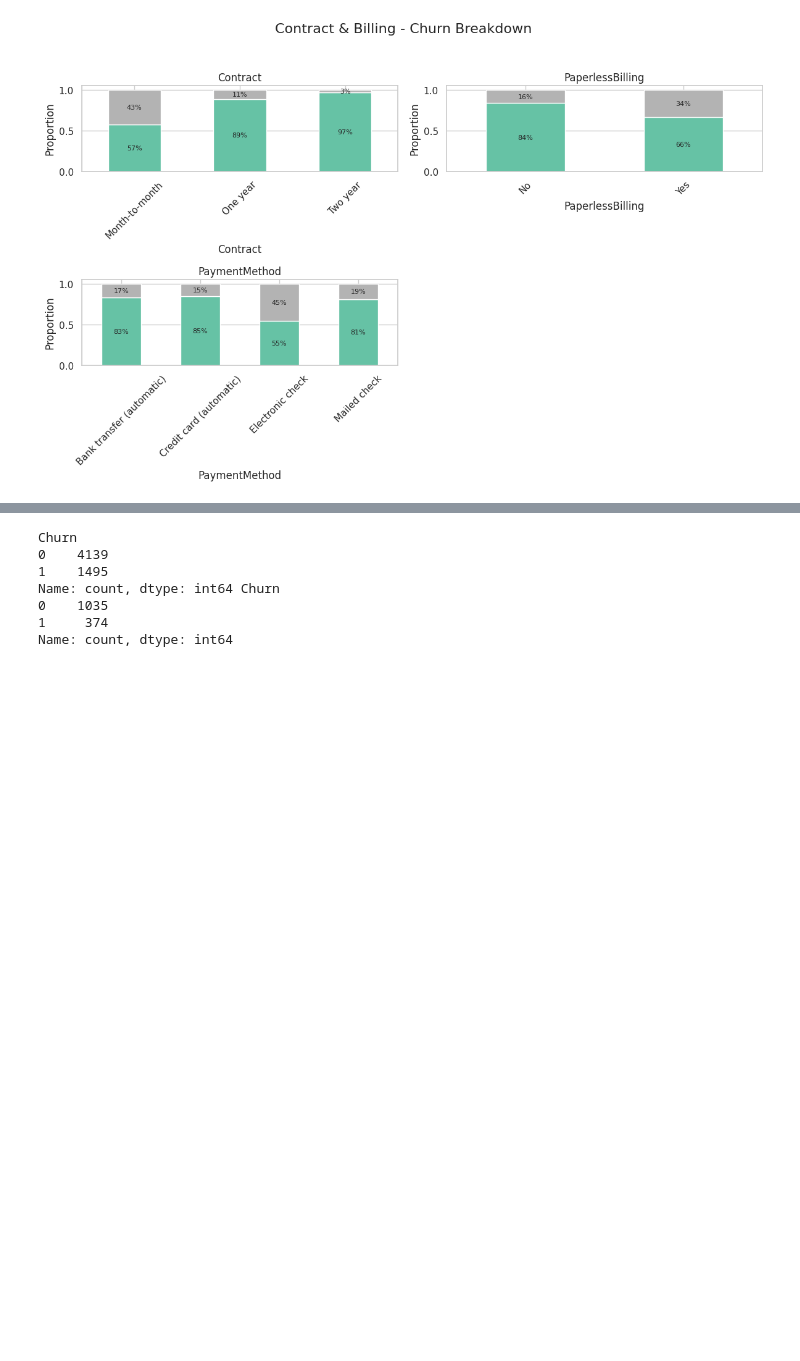
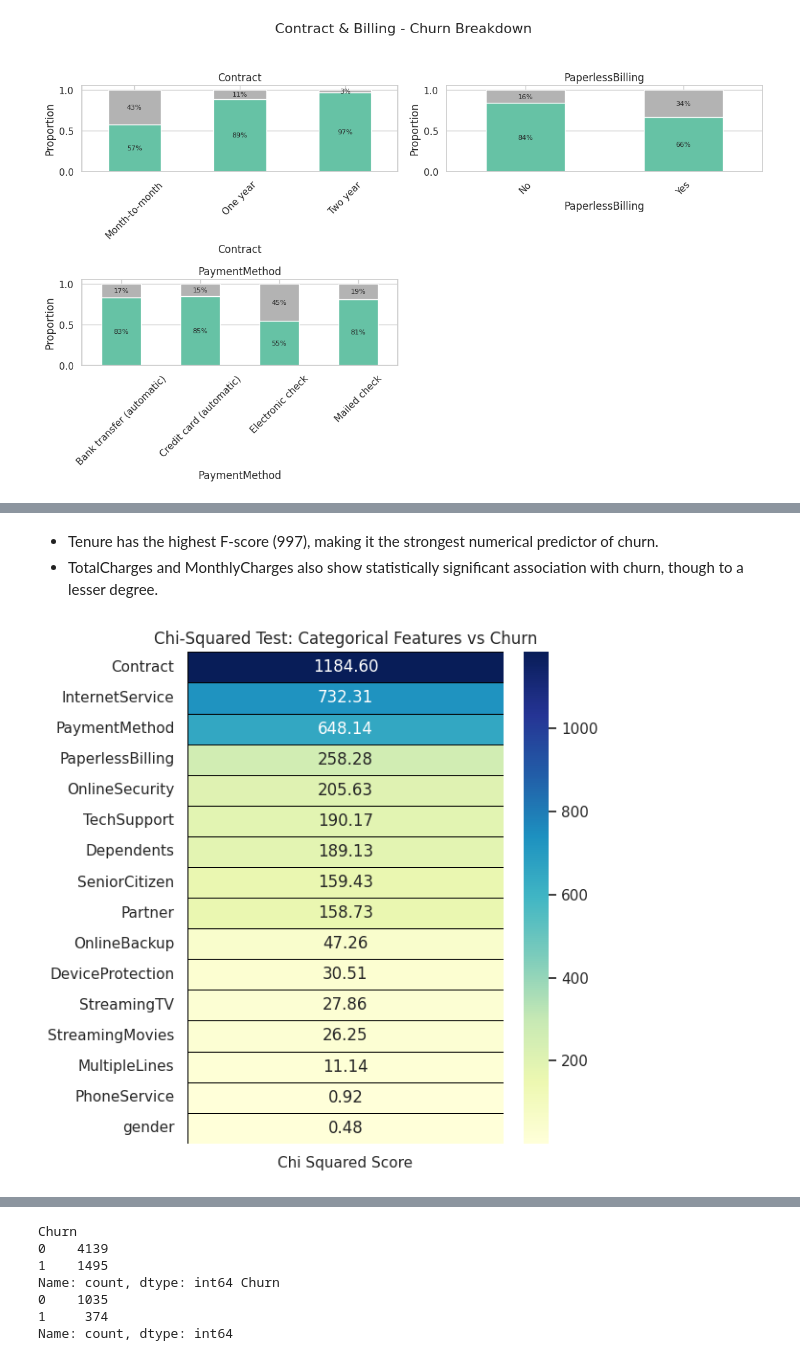
Before and after one commit to erandime/Customer-Churn-Prediction, a Jupyter notebook: Customer_Churn_Prediction.ipynb, the cells around one changed output, grey strips where cells are left out. Drawn from its saved outputs; the diff is of its cells as text; code cells hidden in the pictures; blank space fills up the shorter version.

```diff
--- a/Customer_Churn_Prediction.ipynb
+++ b/Customer_Churn_Prediction.ipynb
@@ -451,0 +452,35 @@ plot_pie_for_group("Customer Demographics", groups["Customer Demographics"], chu
+# %% [markdown]
+* Tenure has the highest F-score (997), making it the strongest numerical predictor of churn.
+* TotalCharges and MonthlyCharges also show statistically significant association with churn, though to a lesser degree.
+# %%
+# Chi-Squared Test (Categorical Features)
+
+categorical_cols = df.select_dtypes(include='object').columns.tolist()
+categorical_cols.remove('Churn')  # Exclude target
+
+# Convert target to numeric
+df['Churn'] = df['Churn'].replace({'Yes': 1, 'No': 0})
+
+# Store scores
+chi2_scores = {}
+
+for col in categorical_cols:
+    contingency = pd.crosstab(df[col], df['Churn'])
+    chi2_stat, p, dof, expected = chi2_contingency(contingency)
+    chi2_scores[col] = chi2_stat
+
+# Convert to DataFrame
+chi2_df = pd.DataFrame.from_dict(chi2_scores, orient='index', columns=['Chi Squared Score'])
+chi2_df = chi2_df.sort_values(by='Chi Squared Score', ascending=False).round(2)
+
+# Plot heatmap
+import seaborn as sns
+import matplotlib.pyplot as plt
+
+plt.figure(figsize=(6, 6))
+sns.heatmap(chi2_df, annot=True, cmap='YlGnBu', linewidths=0.4, linecolor='black', fmt='.2f')
+plt.title('Chi-Squared Test: Categorical Features vs Churn')
+plt.tight_layout()
+plt.show()
+# %% [output]
+[figure, added]
```
Also changed, not shown: parts of 91 cells of this notebook.
